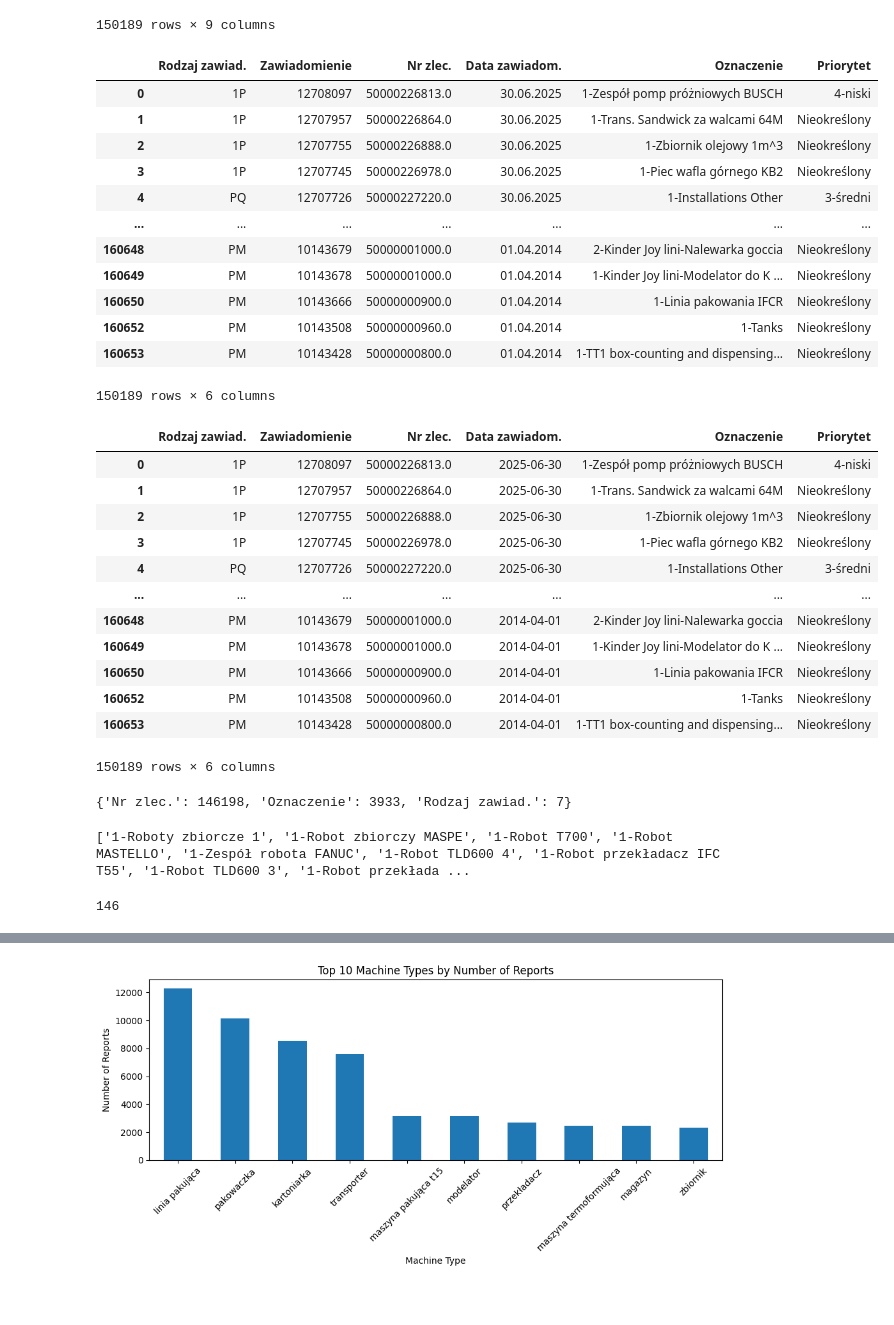
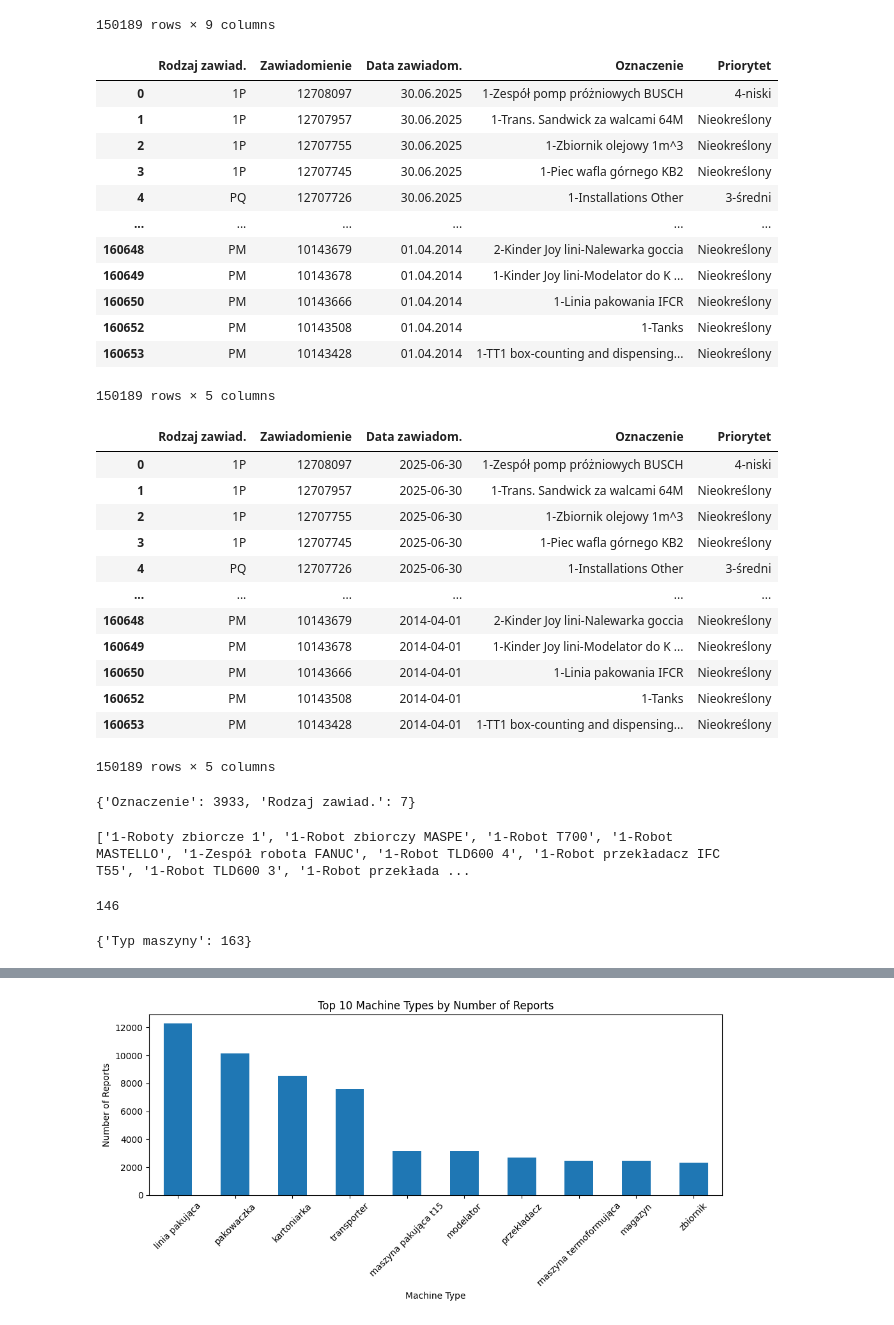
Before and after one commit to klaudiaban/ferrero, a Jupyter notebook: lista_zawiadomień.ipynb, the cells around one changed output, grey strips where cells are left out. Cells and saved outputs as stored; diff of their text form; code cells hidden in the pictures.

Commit message:
deleted column Nr zlec. in the table

```diff
--- a/lista_zawiadomień.ipynb
+++ b/lista_zawiadomień.ipynb
@@ -42,54 +42,53 @@ df
 | 160653 | PM | 10143428 | 50000000800.0 | 123 | 01.04.2014 | 1-TT1 box-counting and dispensing... | PLODZLUKA1 | ... |
 150189 rows × 9 columns
 # %%
-# Delete not needed columns: Utworzone przez, Opis and Status systemu
-df = df.drop(columns=['Utworzone przez', 'Opis', 'Status systemu'])
+# Delete not needed columns: Utworzone przez, Opis, Status systemu and Nr zlec.
+df = df.drop(columns=['Utworzone przez', 'Opis', 'Status systemu', "Nr zlec."])
 
 df
 # %% [output]
-|  | Rodzaj zawiad. | Zawiadomienie | Nr zlec. | Data zawiadom. | Oznaczenie | Priorytet |
-| 0 | 1P | 12708097 | 50000226813.0 | 30.06.2025 | 1-Zespół pomp próżniowych BUSCH | 4-niski |
-| 1 | 1P | 12707957 | 50000226864.0 | 30.06.2025 | 1-Trans. Sandwick za walcami 64M | Nieokreślony |
-| 2 | 1P | 12707755 | 50000226888.0 | 30.06.2025 | 1-Zbiornik olejowy 1m^3 | Nieokreślony |
-| 3 | 1P | 12707745 | 50000226978.0 | 30.06.2025 | 1-Piec wafla górnego KB2 | Nieokreślony |
-| 4 | PQ | 12707726 | 50000227220.0 | 30.06.2025 | 1-Installations Other | 3-średni |
-| ... | ... | ... | ... | ... | ... | ... |
-| 160648 | PM | 10143679 | 50000001000.0 | 01.04.2014 | 2-Kinder Joy lini-Nalewarka goccia | Nieokreślony |
-| 160649 | PM | 10143678 | 50000001000.0 | 01.04.2014 | 1-Kinder Joy lini-Modelator do K ... | Nieokreślony |
-| 160650 | PM | 10143666 | 50000000900.0 | 01.04.2014 | 1-Linia pakowania IFCR | Nieokreślony |
-| 160652 | PM | 10143508 | 50000000960.0 | 01.04.2014 | 1-Tanks | Nieokreślony |
-| 160653 | PM | 10143428 | 50000000800.0 | 01.04.2014 | 1-TT1 box-counting and dispensing... | Nieokreślony |
+|  | Rodzaj zawiad. | Zawiadomienie | Data zawiadom. | Oznaczenie | Priorytet |
+| 0 | 1P | 12708097 | 30.06.2025 | 1-Zespół pomp próżniowych BUSCH | 4-niski |
+| 1 | 1P | 12707957 | 30.06.2025 | 1-Trans. Sandwick za walcami 64M | Nieokreślony |
+| 2 | 1P | 12707755 | 30.06.2025 | 1-Zbiornik olejowy 1m^3 | Nieokreślony |
+| 3 | 1P | 12707745 | 30.06.2025 | 1-Piec wafla górnego KB2 | Nieokreślony |
+| 4 | PQ | 12707726 | 30.06.2025 | 1-Installations Other | 3-średni |
+| ... | ... | ... | ... | ... | ... |
+| 160648 | PM | 10143679 | 01.04.2014 | 2-Kinder Joy lini-Nalewarka goccia | Nieokreślony |
+| 160649 | PM | 10143678 | 01.04.2014 | 1-Kinder Joy lini-Modelator do K ... | Nieokreślony |
+| 160650 | PM | 10143666 | 01.04.2014 | 1-Linia pakowania IFCR | Nieokreślony |
+| 160652 | PM | 10143508 | 01.04.2014 | 1-Tanks | Nieokreślony |
+| 160653 | PM | 10143428 | 01.04.2014 | 1-TT1 box-counting and dispensing... | Nieokreślony |
-150189 rows × 6 columns
+150189 rows × 5 columns
 # %%
 # Change type of the column Data zawiadom. to date
 df['Data zawiadom.'] = pd.to_datetime(df['Data zawiadom.'], format='%d.%m.%Y', errors='coerce')
 
 df
 # %% [output]
-|  | Rodzaj zawiad. | Zawiadomienie | Nr zlec. | Data zawiadom. | Oznaczenie | Priorytet |
-| 0 | 1P | 12708097 | 50000226813.0 | 2025-06-30 | 1-Zespół pomp próżniowych BUSCH | 4-niski |
-| 1 | 1P | 12707957 | 50000226864.0 | 2025-06-30 | 1-Trans. Sandwick za walcami 64M | Nieokreślony |
-| 2 | 1P | 12707755 | 50000226888.0 | 2025-06-30 | 1-Zbiornik olejowy 1m^3 | Nieokreślony |
-| 3 | 1P | 12707745 | 50000226978.0 | 2025-06-30 | 1-Piec wafla górnego KB2 | Nieokreślony |
-| 4 | PQ | 12707726 | 50000227220.0 | 2025-06-30 | 1-Installations Other | 3-średni |
-| ... | ... | ... | ... | ... | ... | ... |
-| 160648 | PM | 10143679 | 50000001000.0 | 2014-04-01 | 2-Kinder Joy lini-Nalewarka goccia | Nieokreślony |
-| 160649 | PM | 10143678 | 50000001000.0 | 2014-04-01 | 1-Kinder Joy lini-Modelator do K ... | Nieokreślony |
-| 160650 | PM | 10143666 | 50000000900.0 | 2014-04-01 | 1-Linia pakowania IFCR | Nieokreślony |
-| 160652 | PM | 10143508 | 50000000960.0 | 2014-04-01 | 1-Tanks | Nieokreślony |
-| 160653 | PM | 10143428 | 50000000800.0 | 2014-04-01 | 1-TT1 box-counting and dispensing... | Nieokreślony |
+|  | Rodzaj zawiad. | Zawiadomienie | Data zawiadom. | Oznaczenie | Priorytet |
+| 0 | 1P | 12708097 | 2025-06-30 | 1-Zespół pomp próżniowych BUSCH | 4-niski |
+| 1 | 1P | 12707957 | 2025-06-30 | 1-Trans. Sandwick za walcami 64M | Nieokreślony |
+| 2 | 1P | 12707755 | 2025-06-30 | 1-Zbiornik olejowy 1m^3 | Nieokreślony |
+| 3 | 1P | 12707745 | 2025-06-30 | 1-Piec wafla górnego KB2 | Nieokreślony |
+| 4 | PQ | 12707726 | 2025-06-30 | 1-Installations Other | 3-średni |
+| ... | ... | ... | ... | ... | ... |
+| 160648 | PM | 10143679 | 2014-04-01 | 2-Kinder Joy lini-Nalewarka goccia | Nieokreślony |
+| 160649 | PM | 10143678 | 2014-04-01 | 1-Kinder Joy lini-Modelator do K ... | Nieokreślony |
+| 160650 | PM | 10143666 | 2014-04-01 | 1-Linia pakowania IFCR | Nieokreślony |
+| 160652 | PM | 10143508 | 2014-04-01 | 1-Tanks | Nieokreślony |
+| 160653 | PM | 10143428 | 2014-04-01 | 1-TT1 box-counting and dispensing... | Nieokreślony |
-150189 rows × 6 columns
+150189 rows × 5 columns
 # %%
 # The number of unique values in Nr zlec. and Oznaczenie
 unique_counts = {
-    'Nr zlec.': df['Nr zlec.'].nunique(),
     'Oznaczenie': df['Oznaczenie'].nunique(),
     'Rodzaj zawiad.': df['Rodzaj zawiad.'].nunique()
 }
 
 unique_counts
 # %% [output]
-{'Nr zlec.': 146198, 'Oznaczenie': 3933, 'Rodzaj zawiad.': 7}
+{'Oznaczenie': 3933, 'Rodzaj zawiad.': 7}
 # %%
 mask = df['Oznaczenie'].str.lower().str.contains('robot')
 unique_machines = df.loc[mask, 'Oznaczenie'].unique()
@@ -358,6 +364,14 @@ def assign_machine_type(text):
     return "inne"
 
 df['Typ maszyny'] = oznaczenie_lower.apply(assign_machine_type)
+# %%
+unique_counts = {
+    'Typ maszyny': df['Typ maszyny'].nunique(),
+}
+
+unique_counts
+# %% [output]
+{'Typ maszyny': 163}
 # %%
 # Filtrowanie maszyn typu "inne", których 'Oznaczenie' zawiera słowo ...
 inne_text = df[df['Typ maszyny'] == 'inne']['Oznaczenie'].astype(str).str.lower()
```
Also changed, not shown: parts of 13 cells of this notebook, 1 other file.
